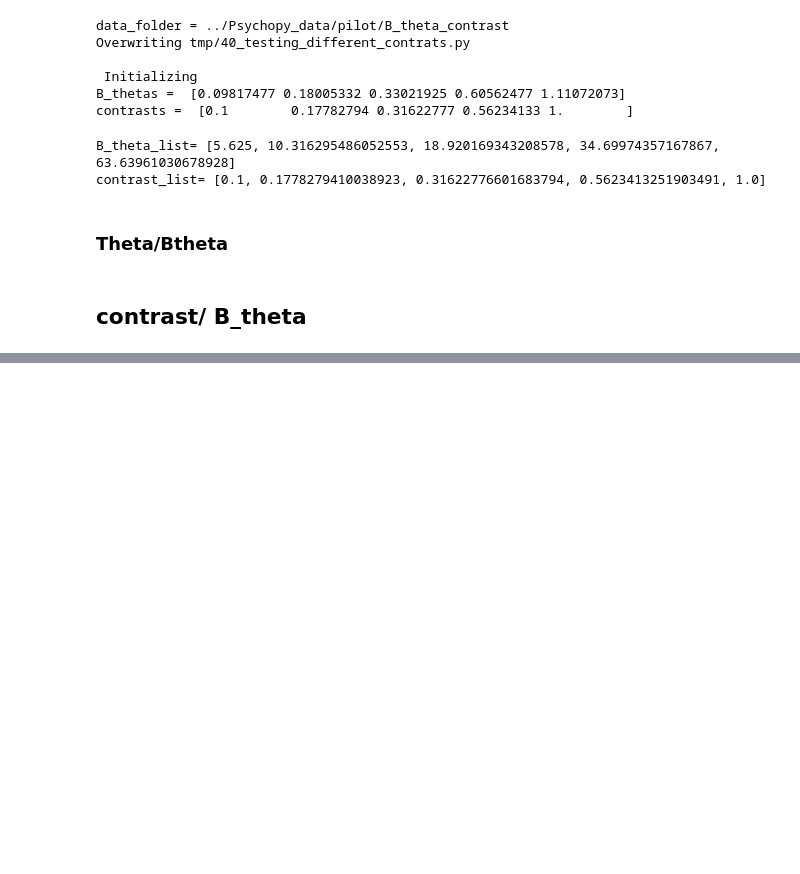
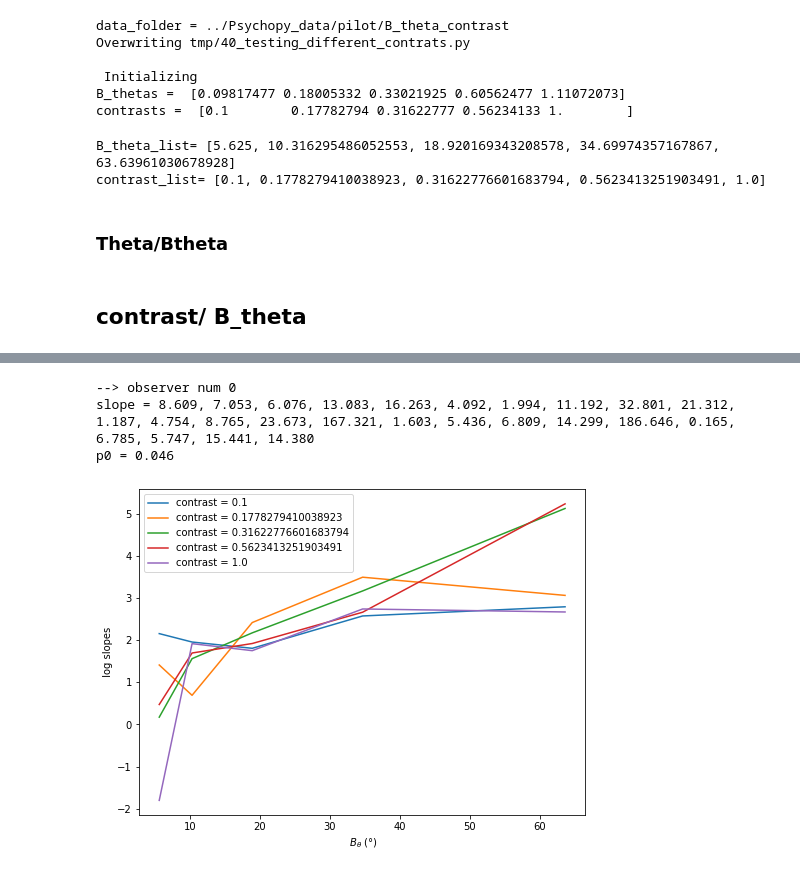
Before and after one commit to jennafradin/MSc-Internship, a Jupyter notebook: Notebooks/W17/49_analysis_contrats.ipynb, the cells around one changed output, grey strips where cells are left out. Cells and saved outputs as stored; diff of their text form; code cells hidden in the pictures; blank space fills up the shorter version.

```diff
--- a/Notebooks/W17/49_analysis_contrats.ipynb
+++ b/Notebooks/W17/49_analysis_contrats.ipynb
@@ -218,13 +224,18 @@ for num, data in enumerate(subj_data_list) :
 # %%
 for num, data in enumerate(subj_data_list) :
     print('--> observer num', num)
     theta0_, wt_, p0_ = get_params(results[num], verbose=True)
     coef_list = []
     plt.figure(figsize = (8,6))
-    for i_B_sf, B_sf in enumerate(B_sf_list):
-        wt__ = wt_[(i_B_sf*len(B_theta_list)):((i_B_sf+1)*len(contrast_list))]
-        plt.plot(B_theta_list, np.log(wt__), label='B_sf = %s' % B_sf)
+    for i_contrast, contrast in enumerate(contrast_list):
+        wt__ = wt_[(i_contrast*len(contrast_list)):((i_contrast+1)*len(contrast_list))]
+        plt.plot(B_theta_list, np.log(wt__), label='contrast = {contrast:.3f}')
     plt.xlabel(r' $B_\theta$ (°)')
     plt.ylabel(r' log slopes ')
     plt.legend(loc ='best')
     plt.show()
+# %% [output]
+--> observer num 0
+slope = 8.609, 7.053, 6.076, 13.083, 16.263, 4.092, 1.994, 11.192, 32.801, 21.312, 1.187, 4.754, 8.765, 23.673, 167.321, 1.603, 5.436, 6.809, 14.299, 186.646, 0.165, 6.785, 5.747, 15.441, 14.380
+p0 = 0.046
+[figure, added]
```
Also changed, not shown: parts of 3 cells of this notebook, 1 other file.
